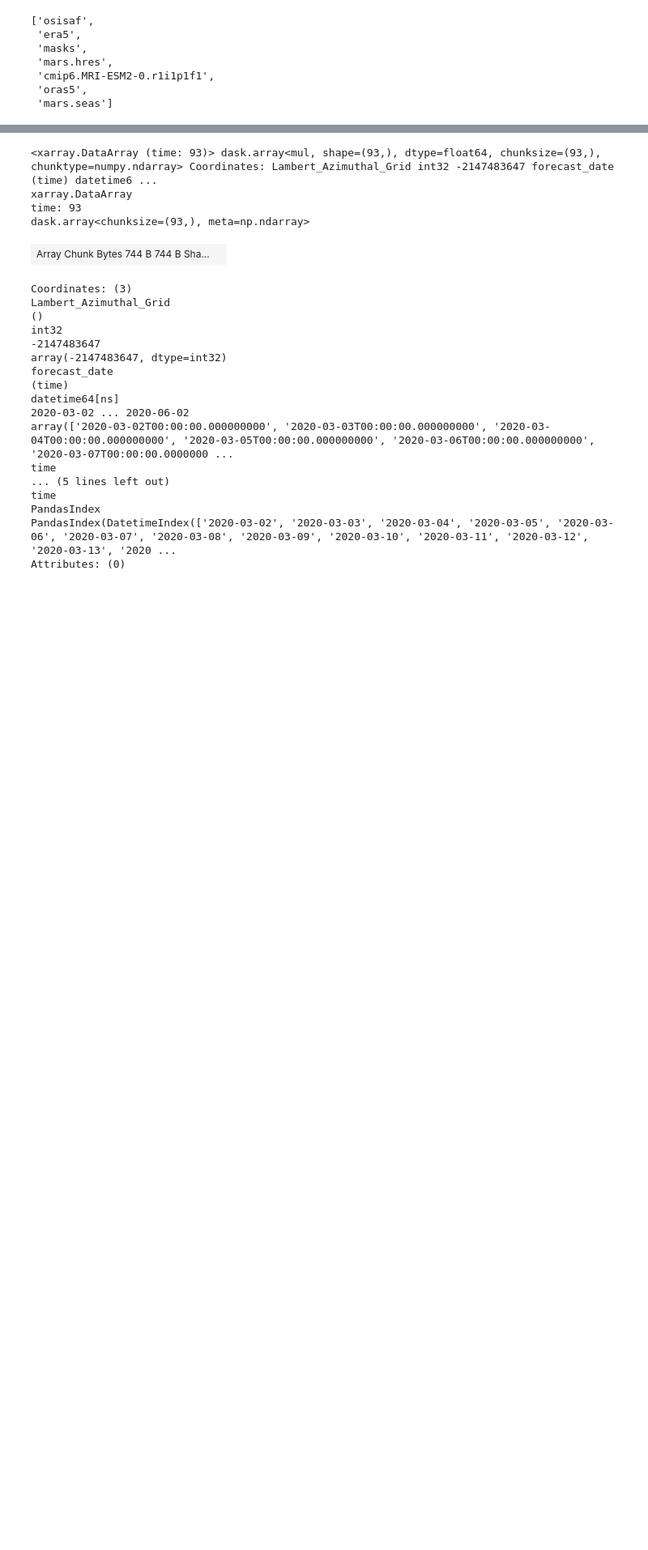
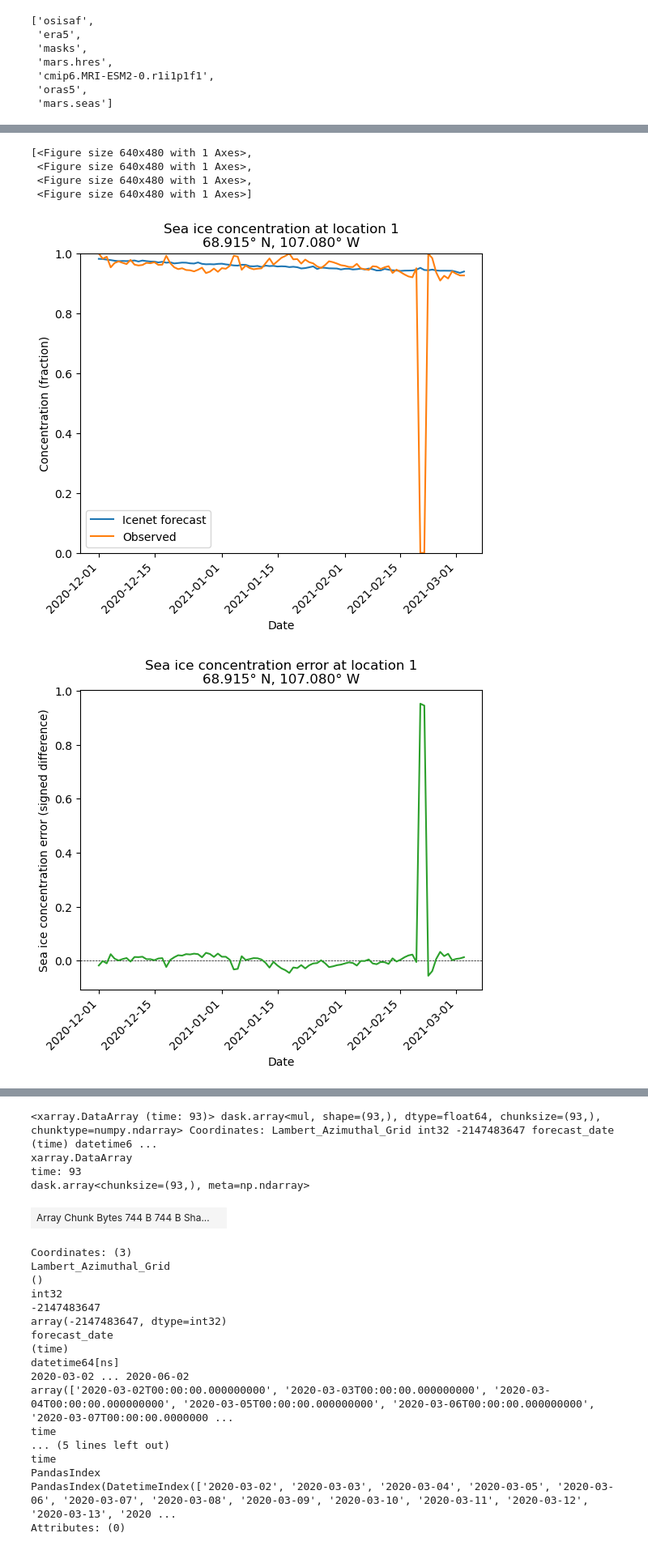
Before and after one commit to icenet-ai/aiuk-2023, a Jupyter notebook: validation_demo.ipynb, the cells around one changed output, grey strips where cells are left out. Shown at 81% size. Cells and saved outputs as stored; diff of their text form; code cells hidden in the pictures; blank space fills up the shorter version.

```diff
--- a/validation_demo.ipynb
+++ b/validation_demo.ipynb
@@ -95,0 +165,13 @@ INFO:root:Starting index will be 0 for 2020-03-02 00:00:00 - 2020-06-02 00:00:00
+# %%
+probes = np.array([[126, 188], [126, 185]])
+fc_probes, obs_probes = process_probes(probes=probes, data=[fc, obs])
+sic_error_local_plots(fc_da=fc_probes,
+                      obs_da=obs_probes,
+                      output_path=None)
+# %% [output]
+[<Figure size 640x480 with 1 Axes>,
+ <Figure size 640x480 with 1 Axes>,
+ <Figure size 640x480 with 1 Axes>,
+ <Figure size 640x480 with 1 Axes>]
+[figure, added]
+[figure, added]
```
Also changed, not shown: parts of 71 cells of this notebook.
